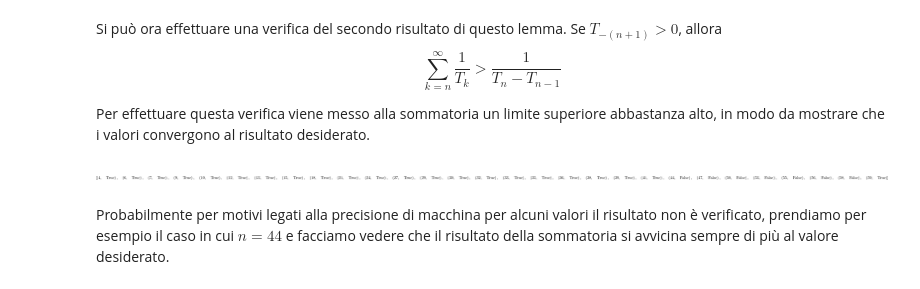
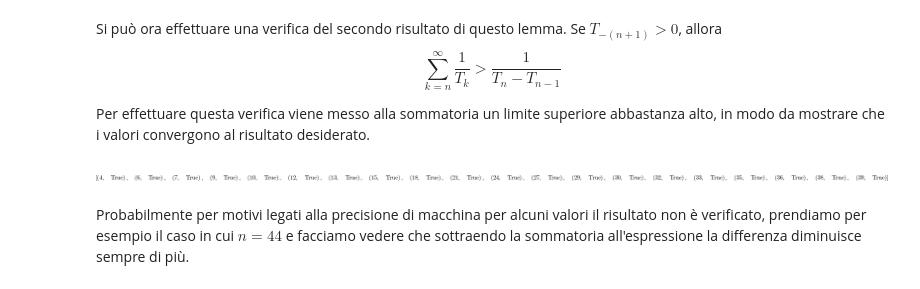
Before and after one commit to iskorini/PAA-Project, a Jupyter notebook: Notebook.ipynb, the cells around one changed output. Saved outputs shown, nothing was run; the diff lists cells and outputs as text; code cells hidden in the pictures.

```diff
--- a/Notebook.ipynb
+++ b/Notebook.ipynb
@@ -206,11 +208,11 @@ Se $T_{-(n+1)} > 0$, allora $$\sum_{k=n}^{\infty} \frac{1}{T_k} > \frac{1}{T_n -
 
 Per effettuare questa verifica viene messo alla sommatoria un limite superiore abbastanza alto, in modo da mostrare che i valori convergono al risultato desiderato.
 # %%
-[(n, calc_lem3_expr6(n).doit().evalf() > calc_lem3_expr7(n).evalf() ) for n in range(3,60) if lambda_tribonacci(-(n+1))>0]
+[(n, calc_lem3_expr6(n).doit().evalf() > calc_lem3_expr7(n).evalf() ) for n in range(3,40) if lambda_tribonacci(-(n+1))>0]
 # %% [output]
-[figure, old version]
+[figure, new version]
 # %% [markdown]
-Probabilmente per motivi legati alla precisione di macchina per alcuni valori il risultato non è verificato, prendiamo per esempio il caso in cui $n = 44$ e facciamo vedere che il risultato della sommatoria si avvicina sempre di più al valore desiderato.
+Probabilmente per motivi legati alla precisione di macchina per alcuni valori il risultato non è verificato, prendiamo per esempio il caso in cui $n = 44$ e facciamo vedere che sottraendo la sommatoria all'espressione la differenza diminuisce sempre di più.
 # %%
 w = symbols('w', integer=True)
 calc_lem3_expr8 = Lambda([w], Sum(1/T(k), (k,44,w)))
```
Also changed, not shown: parts of 35 cells of this notebook.
